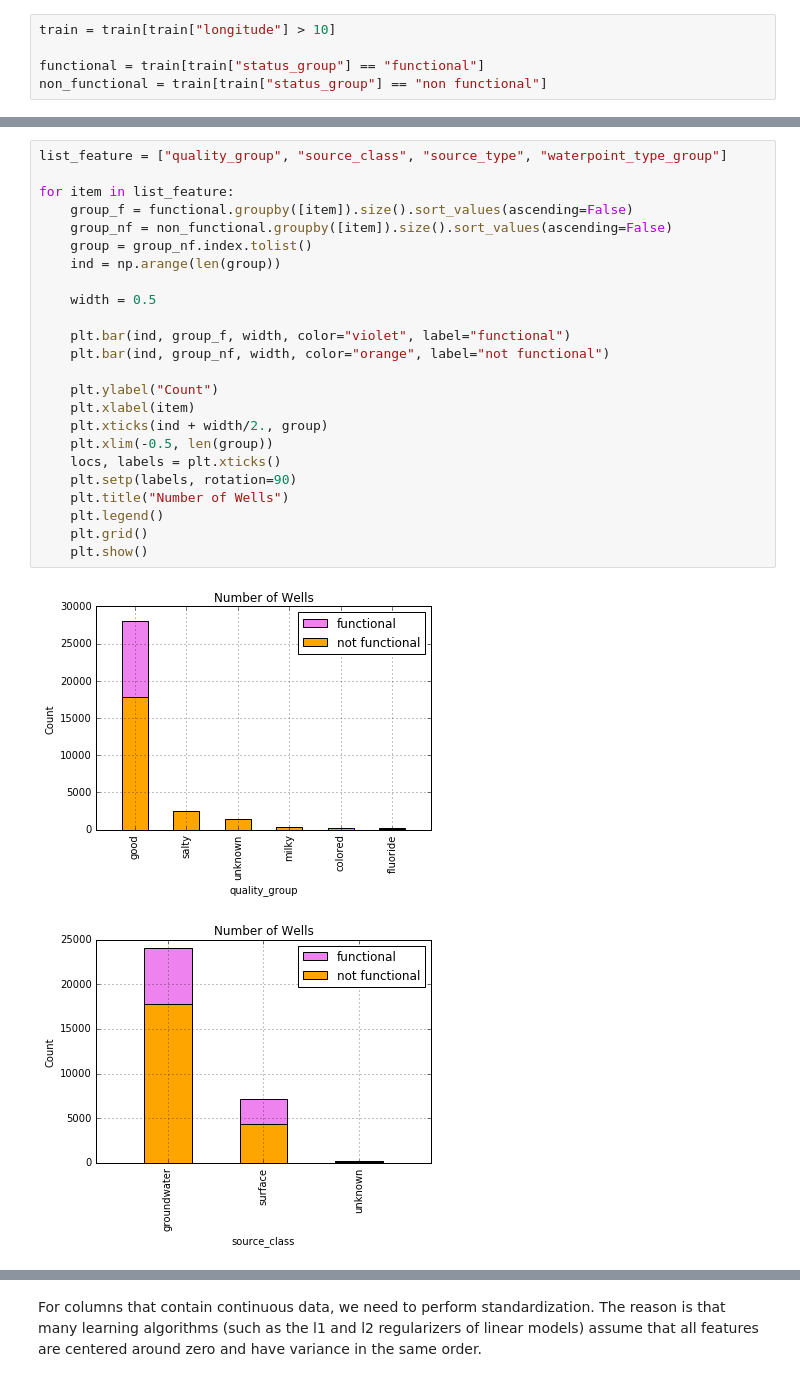
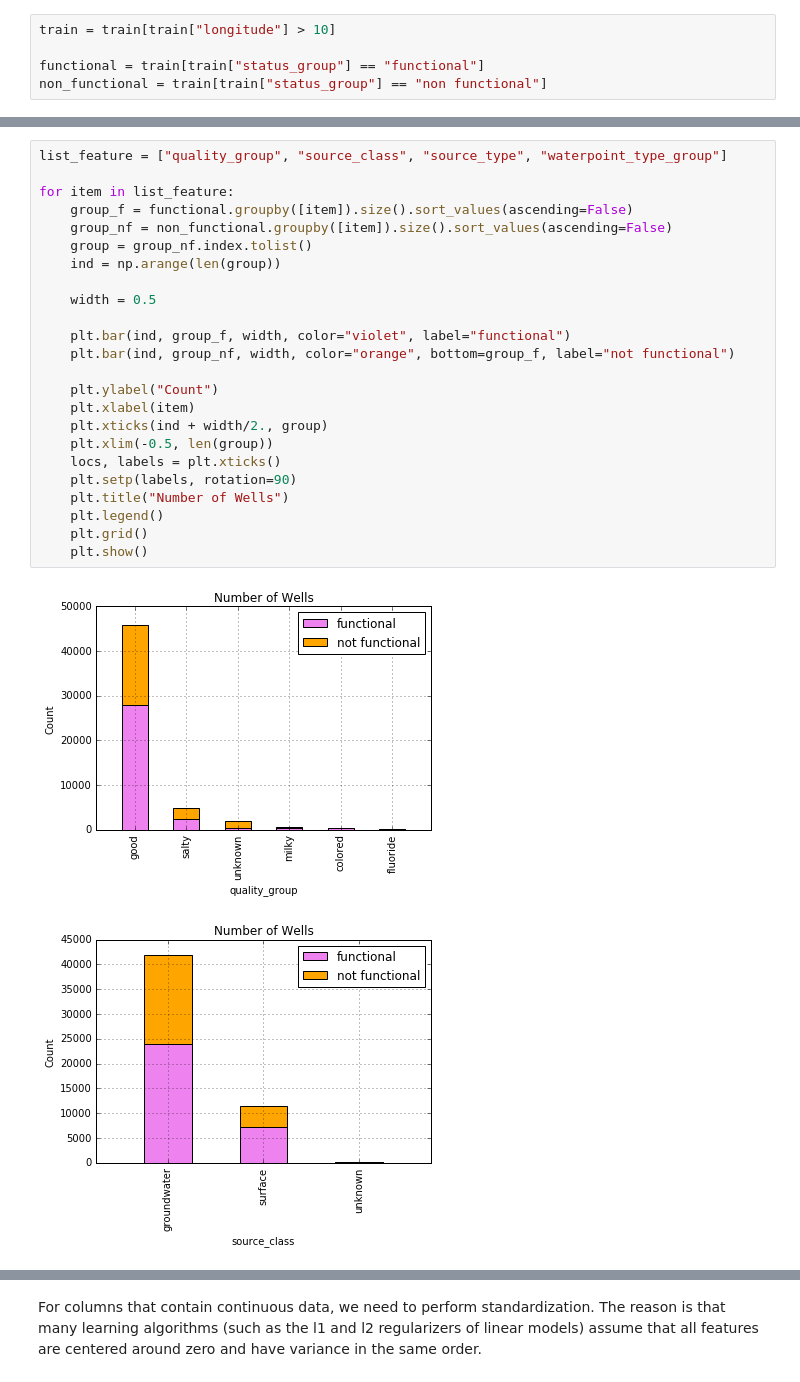
Before and after one commit to liufan2312/ORIE4741-DrivenData-Competition, a Jupyter notebook: Exploratory Data Analysis.ipynb, the cells around one changed output, grey strips where cells are left out. Drawn from its saved outputs; the diff is of its cells as text.

```diff
--- a/Exploratory Data Analysis.ipynb
+++ b/Exploratory Data Analysis.ipynb
@@ -136,27 +136,27 @@ plt.show()
 # %%
 list_feature = ["quality_group", "source_class", "source_type", "waterpoint_type_group"]
 
 for item in list_feature:
     group_f = functional.groupby([item]).size().sort_values(ascending=False)
     group_nf = non_functional.groupby([item]).size().sort_values(ascending=False)
     group = group_nf.index.tolist()
     ind = np.arange(len(group))
 
     width = 0.5
 
     plt.bar(ind, group_f, width, color="violet", label="functional")
-    plt.bar(ind, group_nf, width, color="orange", label="not functional")
+    plt.bar(ind, group_nf, width, color="orange", bottom=group_f, label="not functional")
 
     plt.ylabel("Count")
     plt.xlabel(item)
     plt.xticks(ind + width/2., group)
     plt.xlim(-0.5, len(group))
     locs, labels = plt.xticks()
     plt.setp(labels, rotation=90)
     plt.title("Number of Wells")
     plt.legend()
     plt.grid()
     plt.show()
 # %% [output]
-[figure, old version]
+[figure, new version]
-[figure, old version]
+[figure, new version]
```
Also changed, not shown: parts of 3 cells of this notebook.
